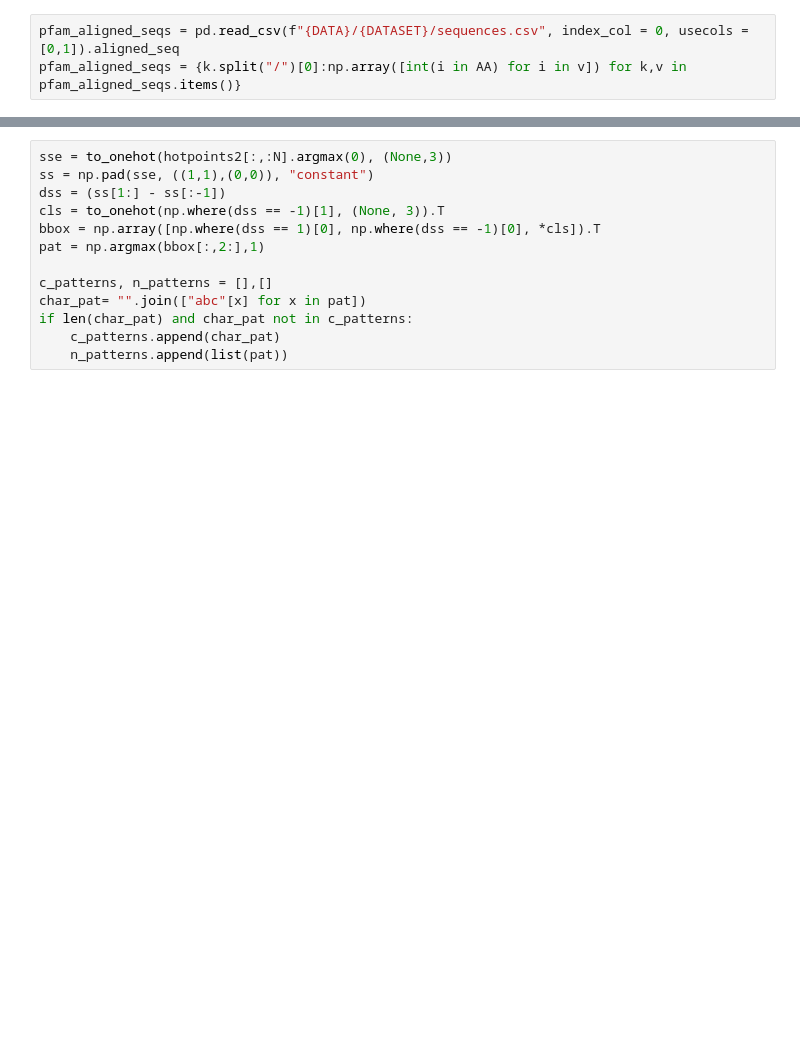
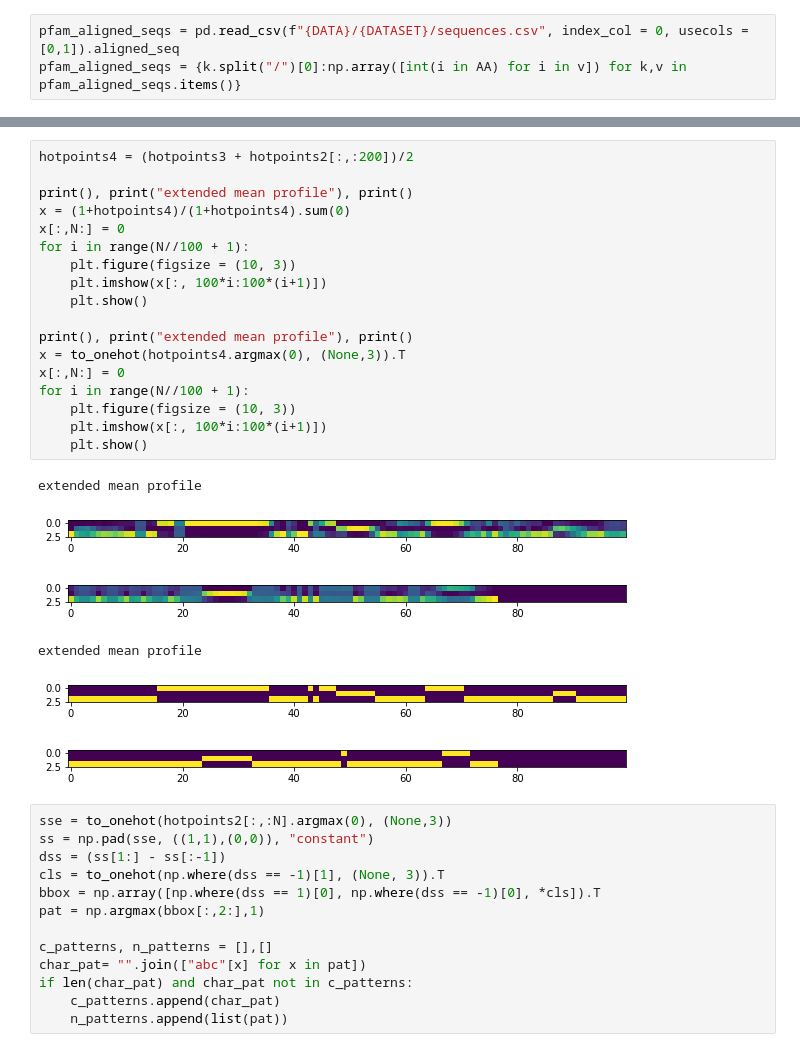
Before and after one commit to CyrilMa/ssqa, a Jupyter notebook: notebooks/dataviz.ipynb, the cells around one changed output, grey strips where cells are left out. Saved outputs shown, nothing was run; the diff lists cells and outputs as text; blank space fills up the shorter version.

```diff
--- a/notebooks/dataviz.ipynb
+++ b/notebooks/dataviz.ipynb
@@ -132,3 +200,28 @@ profiles
+# %%
+hotpoints4 = (hotpoints3 + hotpoints2[:,:200])/2
+
+print(), print("extended mean profile"), print()
+x = (1+hotpoints4)/(1+hotpoints4).sum(0)
+x[:,N:] = 0
+for i in range(N//100 + 1):
+    plt.figure(figsize = (10, 3))
+    plt.imshow(x[:, 100*i:100*(i+1)])
+    plt.show()
+
+print(), print("extended mean profile"), print()
+x = to_onehot(hotpoints4.argmax(0), (None,3)).T
+x[:,N:] = 0
+for i in range(N//100 + 1):
+    plt.figure(figsize = (10, 3))
+    plt.imshow(x[:, 100*i:100*(i+1)])
+    plt.show()
+# %% [output]
+extended mean profile
+[figure, added]
+[figure, added]
+extended mean profile
+[figure, added]
+[figure, added]
 # %%
 sse = to_onehot(hotpoints2[:,:N].argmax(0), (None,3))
 ss = np.pad(sse, ((1,1),(0,0)), "constant")
```
Also changed, not shown: parts of 10 cells of this notebook, 8 other files.
